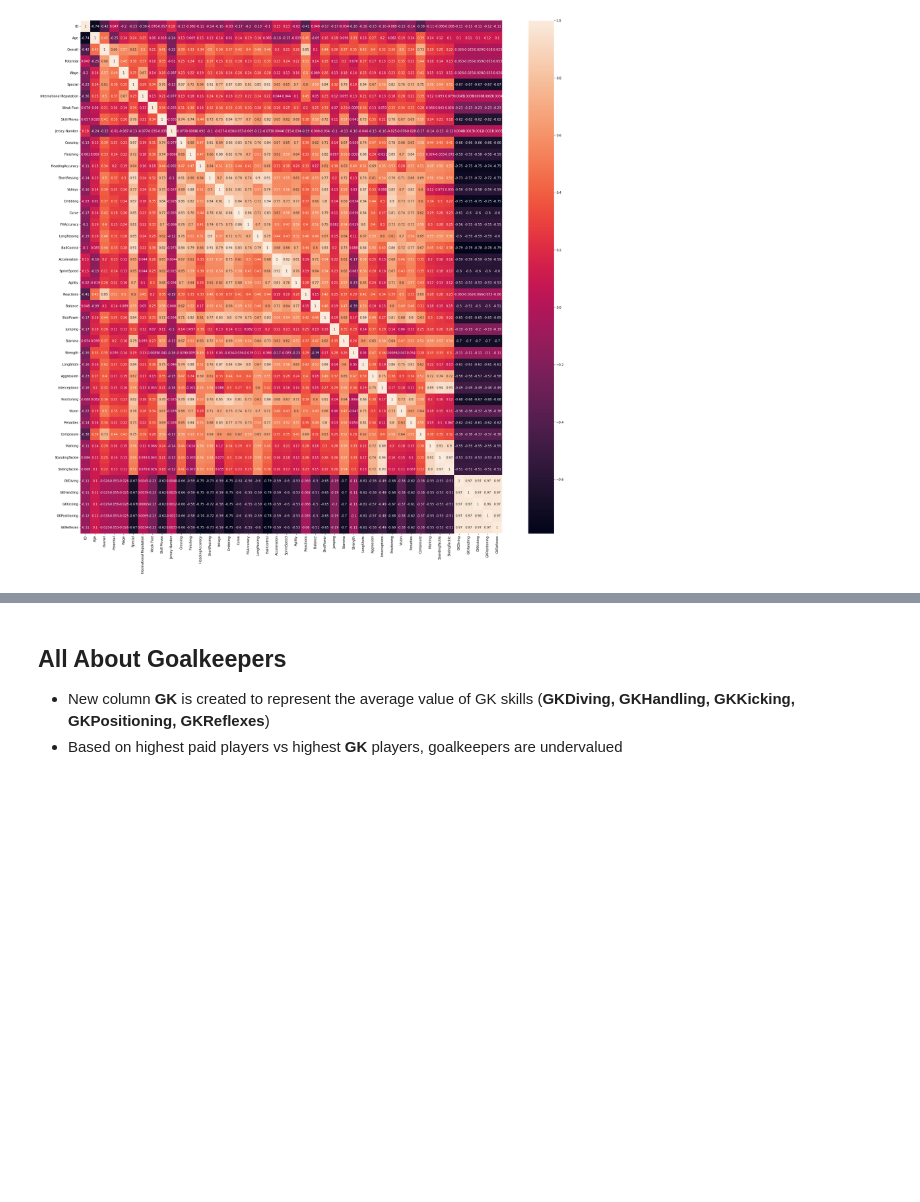
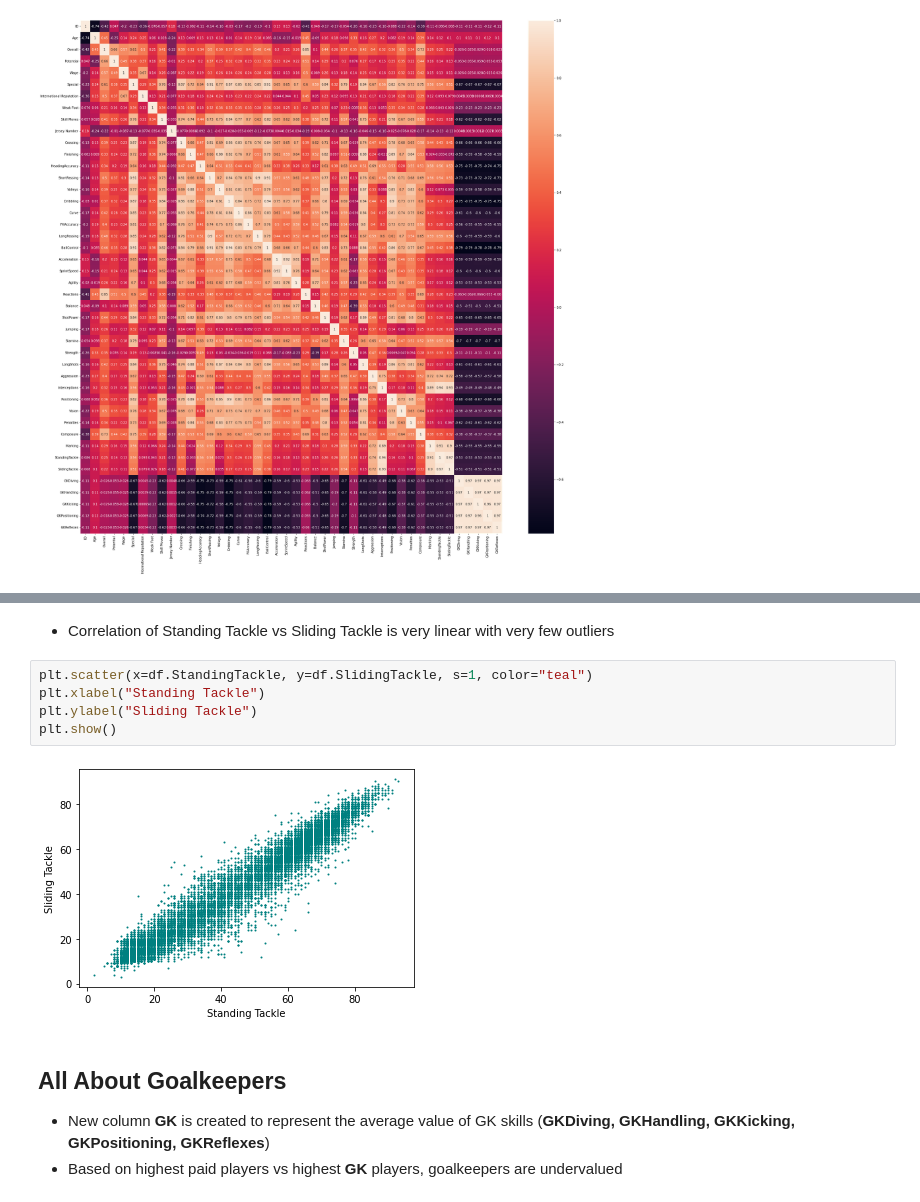
Before and after one commit to sarahhling/CS486-Machine-Learning, a Jupyter notebook: Lab 1.ipynb, the cells around one changed output, grey strips where cells are left out. Saved outputs shown, nothing was run; the diff lists cells and outputs as text; blank space fills up the shorter version.

```diff
--- a/Lab 1.ipynb
+++ b/Lab 1.ipynb
@@ -193,3 +196,12 @@ plt.show()
+# %% [markdown]
+- Correlation of Standing Tackle vs Sliding Tackle is very linear with very few outliers
+# %%
+plt.scatter(x=df.StandingTackle, y=df.SlidingTackle, s=1, color="teal")
+plt.xlabel("Standing Tackle")
+plt.ylabel("Sliding Tackle")
+plt.show()
+# %% [output]
+[figure, added]
 # %% [markdown]
 ## All About Goalkeepers
 - New column **GK** is created to represent the average value of GK skills (**GKDiving, GKHandling, GKKicking, GKPositioning, GKReflexes**)
```
Also changed, not shown: parts of 16 cells of this notebook.
